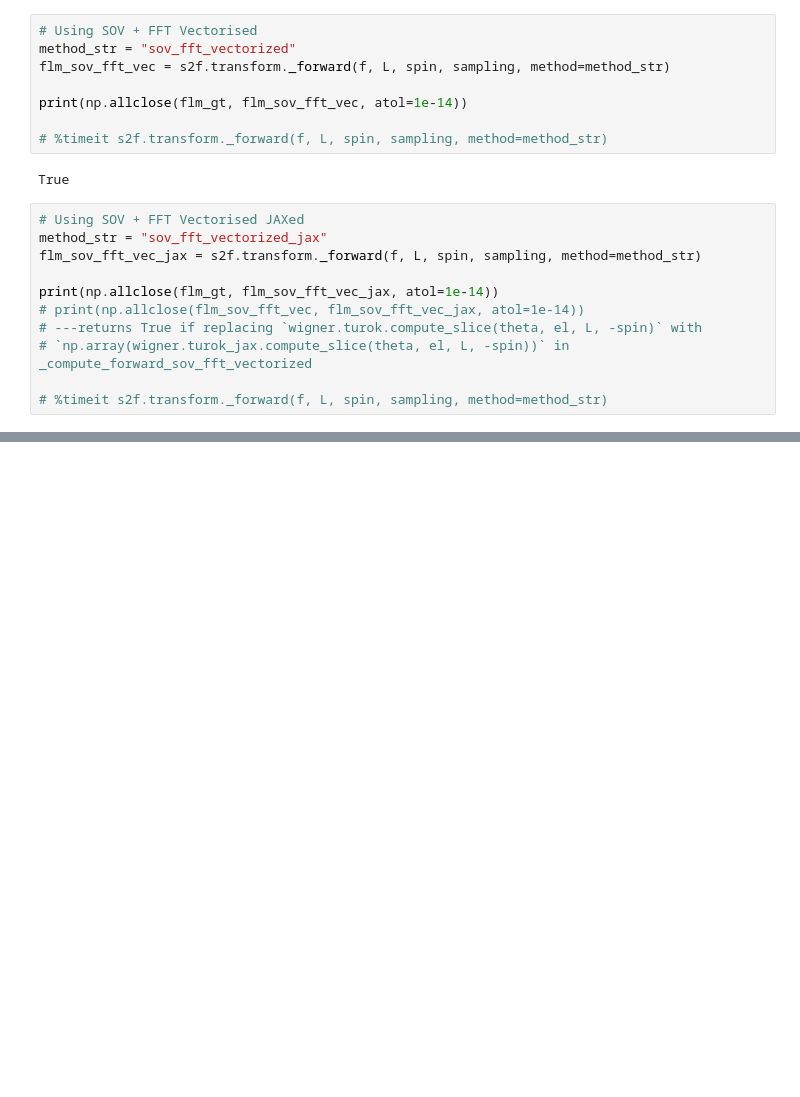
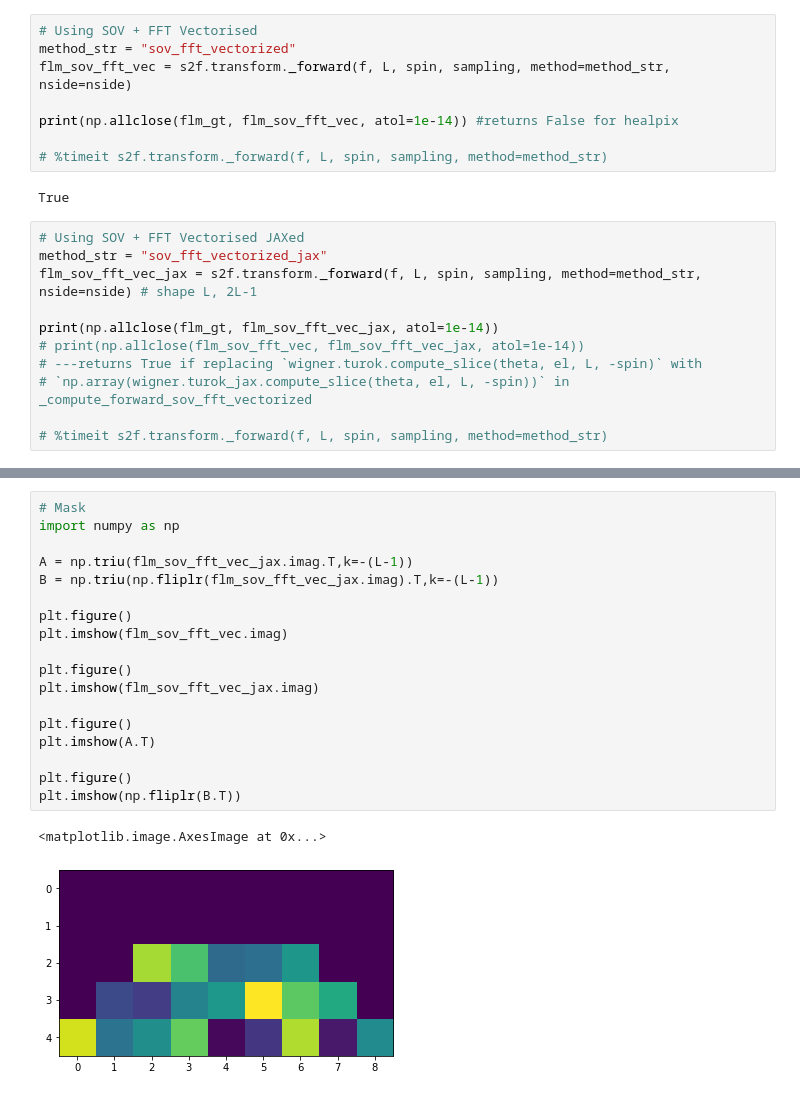
Before and after one commit to astro-informatics/s2fft, a Jupyter notebook: notebook_compare_fwd.ipynb, the cells around one changed output, grey strips where cells are left out. Saved outputs shown, nothing was run; the diff lists cells and outputs as text; blank space fills up the shorter version.

Commit message:
added jax forward transform, pending healpix.

```diff
--- a/notebook_compare_fwd.ipynb
+++ b/notebook_compare_fwd.ipynb
@@ -40,9 +53,9 @@ f = ssht.inverse(
 # %%
 # Using SOV + FFT Vectorised
 method_str = "sov_fft_vectorized"
-flm_sov_fft_vec = s2f.transform._forward(f, L, spin, sampling, method=method_str)
+flm_sov_fft_vec = s2f.transform._forward(f, L, spin, sampling, method=method_str, nside=nside)
 
-print(np.allclose(flm_gt, flm_sov_fft_vec, atol=1e-14))
+print(np.allclose(flm_gt, flm_sov_fft_vec, atol=1e-14)) #returns False for healpix
 
 # %timeit s2f.transform._forward(f, L, spin, sampling, method=method_str)
 # %% [output]
@@ -50,7 +63,7 @@ True
 # %%
 # Using SOV + FFT Vectorised JAXed
 method_str = "sov_fft_vectorized_jax"
-flm_sov_fft_vec_jax = s2f.transform._forward(f, L, spin, sampling, method=method_str)
+flm_sov_fft_vec_jax = s2f.transform._forward(f, L, spin, sampling, method=method_str, nside=nside) # shape L, 2L-1
 
 print(np.allclose(flm_gt, flm_sov_fft_vec_jax, atol=1e-14))
 # print(np.allclose(flm_sov_fft_vec, flm_sov_fft_vec_jax, atol=1e-14))
@@ -98,0 +106,21 @@ print(np.allclose(flm_gt, flm_sov_fft_vec, atol=1e-14))
+# %%
+# Mask
+import numpy as np
+
+A = np.triu(flm_sov_fft_vec_jax.imag.T,k=-(L-1))
+B = np.triu(np.fliplr(flm_sov_fft_vec_jax.imag).T,k=-(L-1))
+
+plt.figure()
+plt.imshow(flm_sov_fft_vec.imag)
+
+plt.figure()
+plt.imshow(flm_sov_fft_vec_jax.imag)
+
+plt.figure()
+plt.imshow(A.T)
+
+plt.figure()
+plt.imshow(np.fliplr(B.T))
+# %% [output]
+<matplotlib.image.AxesImage at 0x...>
+[figure, added]
```
Also changed, not shown: parts of 9 cells of this notebook, 2 other files.
